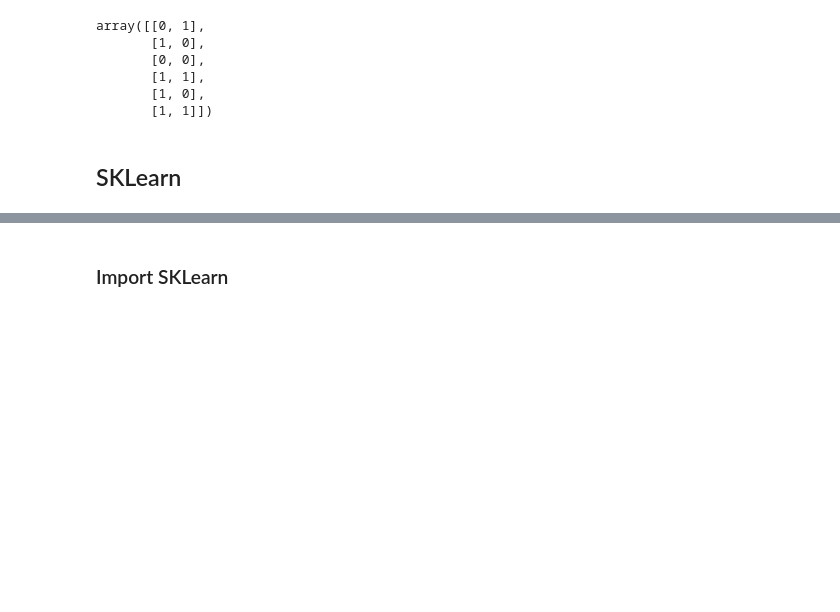
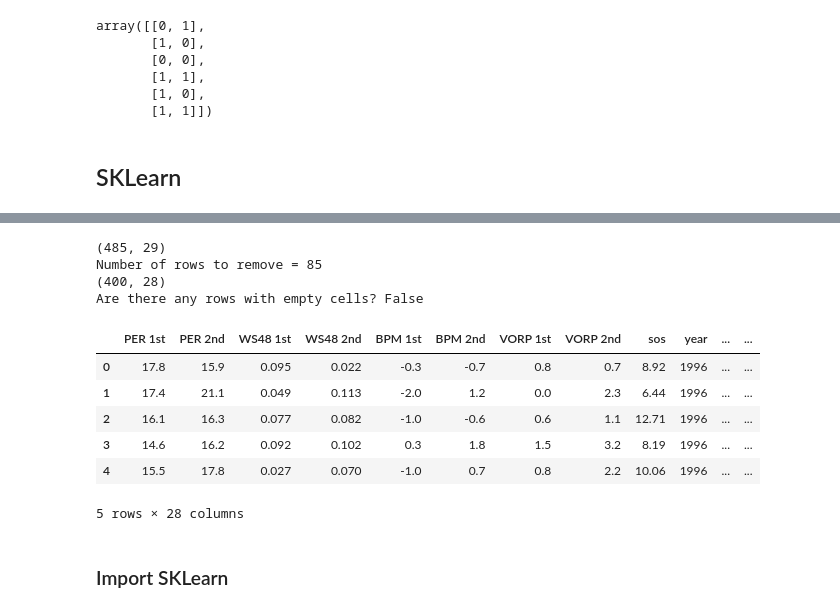
Before and after one commit to kkekk/NBA_Analytics, a Jupyter notebook: Test.ipynb, the cells around one changed output, grey strips where cells are left out. Drawn from its saved outputs; the diff is of its cells as text; code cells hidden in the pictures; blank space fills up the shorter version.

```diff
--- a/Test.ipynb
+++ b/Test.ipynb
@@ -261,3 +274,24 @@ Are there any rows with empty cells? False
+# %%
+comb = pd.merge(nba_df, college_df, on=['Player', 'Player'])
+
+print(comb.shape)
+print("Number of rows to remove =",college_df[college_df.isnull().any(axis=1)].shape[0]) #amount of data to remove
+comb = comb.dropna(how = 'any').drop(columns = ['Player']) #remove rows with NaN
+print(comb.shape)
+print("Are there any rows with empty cells?", comb.isnull().values.any() )
+comb.head()
+# %% [output]
+(485, 29)
+Number of rows to remove = 85
+(400, 28)
+Are there any rows with empty cells? False
+|  | PER 1st | PER 2nd | WS48 1st | WS48 2nd | BPM 1st | BPM 2nd | VORP 1st | VORP 2nd | sos | year | ... | ... |
+| 0 | 17.8 | 15.9 | 0.095 | 0.022 | -0.3 | -0.7 | 0.8 | 0.7 | 8.92 | 1996 | ... | ... |
+| 1 | 17.4 | 21.1 | 0.049 | 0.113 | -2.0 | 1.2 | 0.0 | 2.3 | 6.44 | 1996 | ... | ... |
+| 2 | 16.1 | 16.3 | 0.077 | 0.082 | -1.0 | -0.6 | 0.6 | 1.1 | 12.71 | 1996 | ... | ... |
+| 3 | 14.6 | 16.2 | 0.092 | 0.102 | 0.3 | 1.8 | 1.5 | 3.2 | 8.19 | 1996 | ... | ... |
+| 4 | 15.5 | 17.8 | 0.027 | 0.070 | -1.0 | 0.7 | 0.8 | 2.2 | 10.06 | 1996 | ... | ... |
+5 rows × 28 columns
 # %% [markdown]
 ### Import SKLearn
 # %%
```
Also changed, not shown: parts of 12 cells of this notebook, 1 other file.
